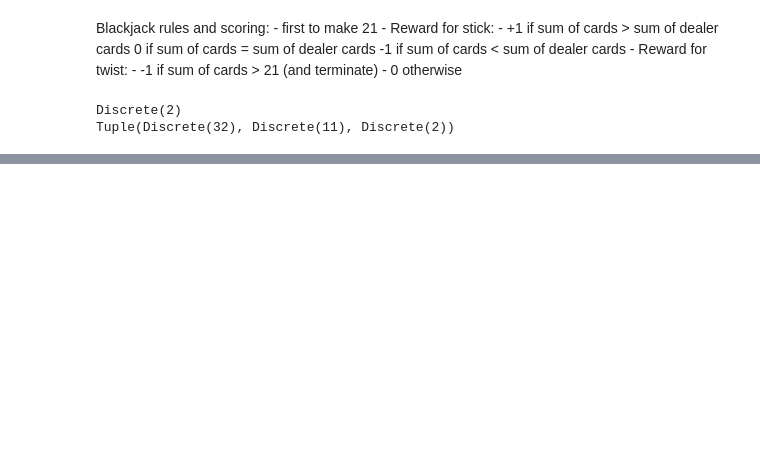
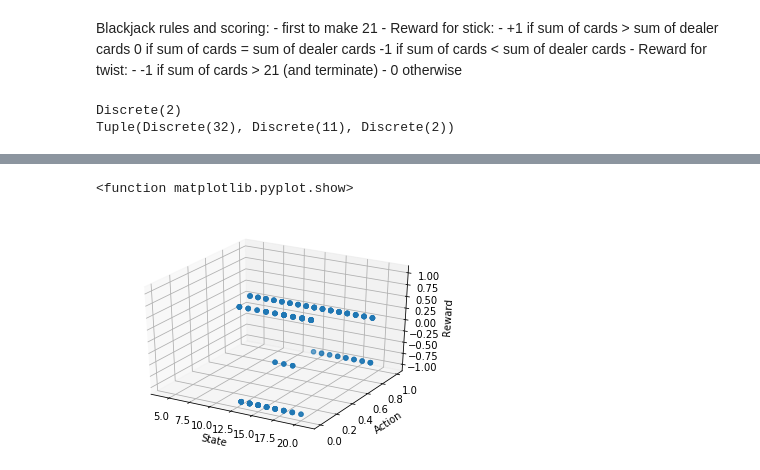
Before and after one commit to MG92/Reinforcement, a Jupyter notebook: notebooks/3.0-MG92-Monte-Carlo-backup.ipynb, the cells around one changed output, grey strips where cells are left out. Cells and saved outputs as stored; diff of their text form; code cells hidden in the pictures; blank space fills up the shorter version.

```diff
--- a/notebooks/3.0-MG92-Monte-Carlo-backup.ipynb
+++ b/notebooks/3.0-MG92-Monte-Carlo-backup.ipynb
@@ -121,0 +118,15 @@ Becuase we cannot subtract cards in blackjack, every-visit MC would produce the
+# %%
+rewards = [val for val in V.values()]
+scores = [obs[0] for(obs, act) in V.keys()]
+actions = [act for(obs, act) in V.keys()]
+# %%
+fig = plt.figure()
+ax = fig.add_subplot(111, projection='3d')
+ax.scatter(scores, actions, rewards)
+ax.set_xlabel('State')
+ax.set_ylabel('Action')
+ax.set_zlabel('Reward')
+plt.show
+# %% [output]
+<function matplotlib.pyplot.show>
+[figure, added]
```
Also changed, not shown: parts of 5 cells of this notebook, 1 other file.
